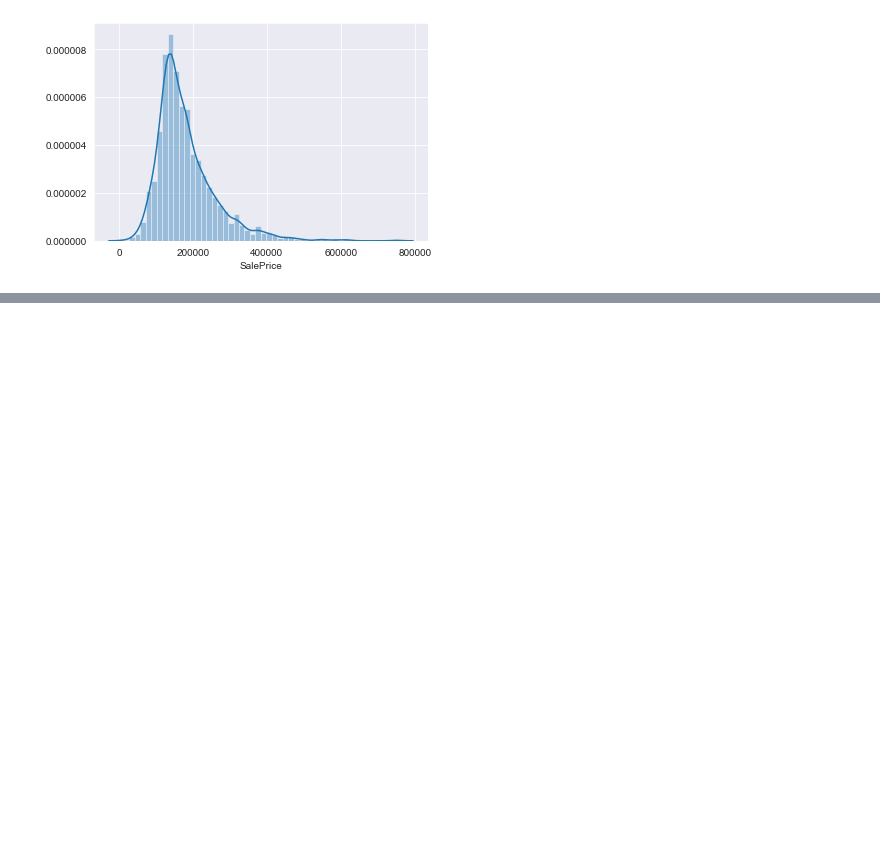
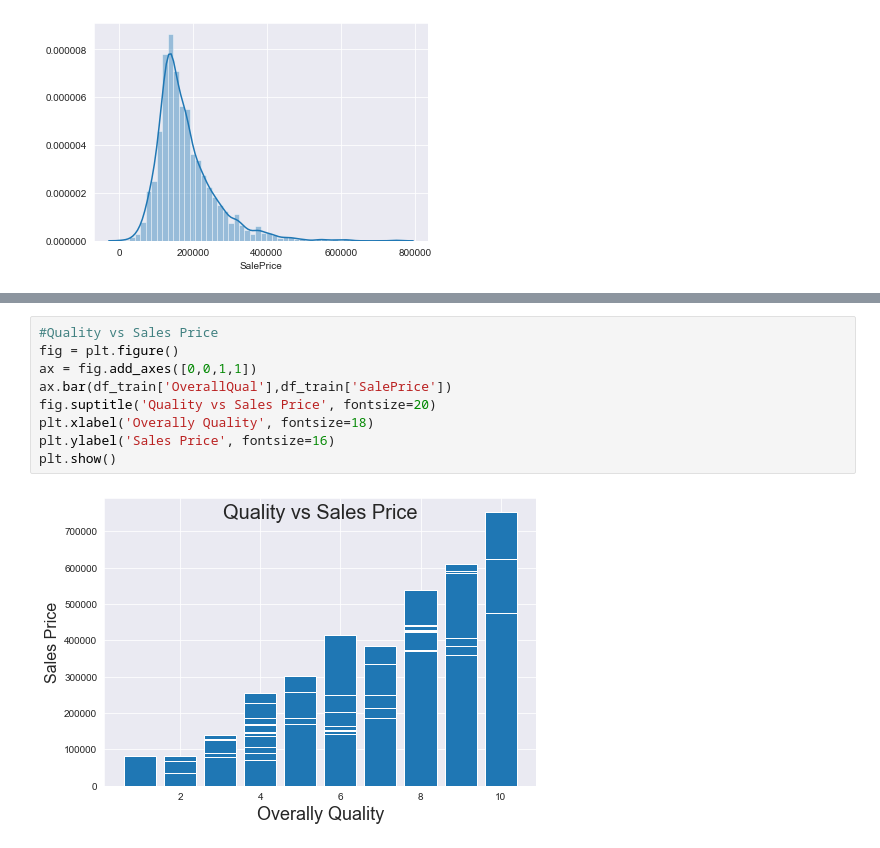
Before and after one commit to agrawalnaman/cmpe255-group8-housing-price-prediction, a Jupyter notebook: Housing Price Prediction Project.ipynb, the cells around one changed output, grey strips where cells are left out. Drawn from its saved outputs; the diff is of its cells as text; blank space fills up the shorter version.

```diff
--- a/Housing Price Prediction Project.ipynb
+++ b/Housing Price Prediction Project.ipynb
@@ -89,0 +126,11 @@ Skewness of Data: 1.7435000757376466
+# %%
+#Quality vs Sales Price
+fig = plt.figure()
+ax = fig.add_axes([0,0,1,1])
+ax.bar(df_train['OverallQual'],df_train['SalePrice'])
+fig.suptitle('Quality vs Sales Price', fontsize=20)
+plt.xlabel('Overally Quality', fontsize=18)
+plt.ylabel('Sales Price', fontsize=16)
+plt.show()
+# %% [output]
+[figure, added]
```
Also changed, not shown: parts of 5 cells of this notebook.
